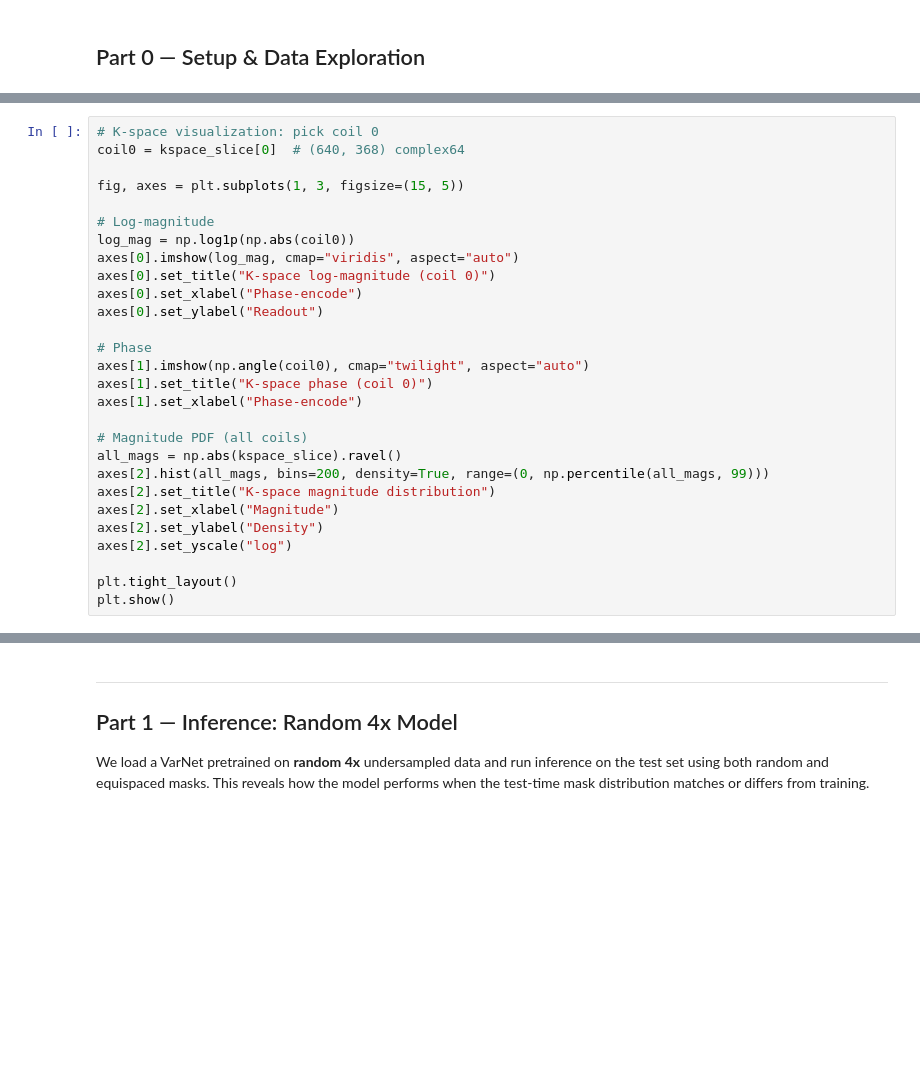
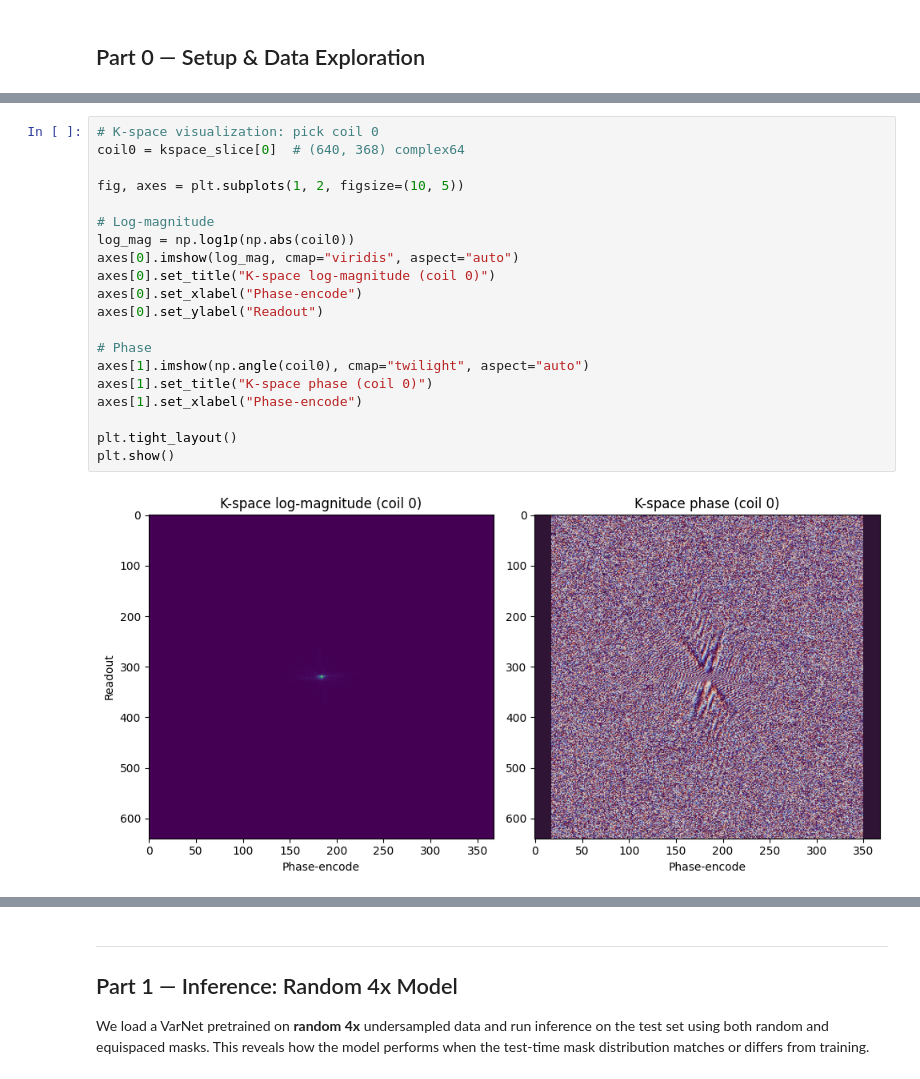
Before and after one commit to pjohnson519/dl-mri-recon-lab, a Jupyter notebook: notebooks/Lab1_VarNet.ipynb, the cells around one changed output, grey strips where cells are left out. Saved outputs shown, nothing was run; the diff lists cells and outputs as text; blank space fills up the shorter version.

```diff
--- a/notebooks/Lab1_VarNet.ipynb
+++ b/notebooks/Lab1_VarNet.ipynb
@@ -82,31 +131,25 @@ K-space is the raw frequency-domain data acquired by the MRI scanner. Each coil
 # %%
 # K-space visualization: pick coil 0
 coil0 = kspace_slice[0]  # (640, 368) complex64
 
-fig, axes = plt.subplots(1, 3, figsize=(15, 5))
+fig, axes = plt.subplots(1, 2, figsize=(10, 5))
 
 # Log-magnitude
 log_mag = np.log1p(np.abs(coil0))
 axes[0].imshow(log_mag, cmap="viridis", aspect="auto")
 axes[0].set_title("K-space log-magnitude (coil 0)")
 axes[0].set_xlabel("Phase-encode")
 axes[0].set_ylabel("Readout")
 
 # Phase
 axes[1].imshow(np.angle(coil0), cmap="twilight", aspect="auto")
 axes[1].set_title("K-space phase (coil 0)")
 axes[1].set_xlabel("Phase-encode")
 
-# Magnitude PDF (all coils)
-all_mags = np.abs(kspace_slice).ravel()
-axes[2].hist(all_mags, bins=200, density=True, range=(0, np.percentile(all_mags, 99)))
-axes[2].set_title("K-space magnitude distribution")
-axes[2].set_xlabel("Magnitude")
-axes[2].set_ylabel("Density")
-axes[2].set_yscale("log")
-
 plt.tight_layout()
 plt.show()
+# %% [output]
+[figure, added]
 # %%
 # Fully-sampled image: coil images and RSS combination
 kspace_t = to_tensor(kspace_slice)  # (coils, 640, 368, 2)
```
Also changed, not shown: parts of 18 cells of this notebook, 1 other file.
